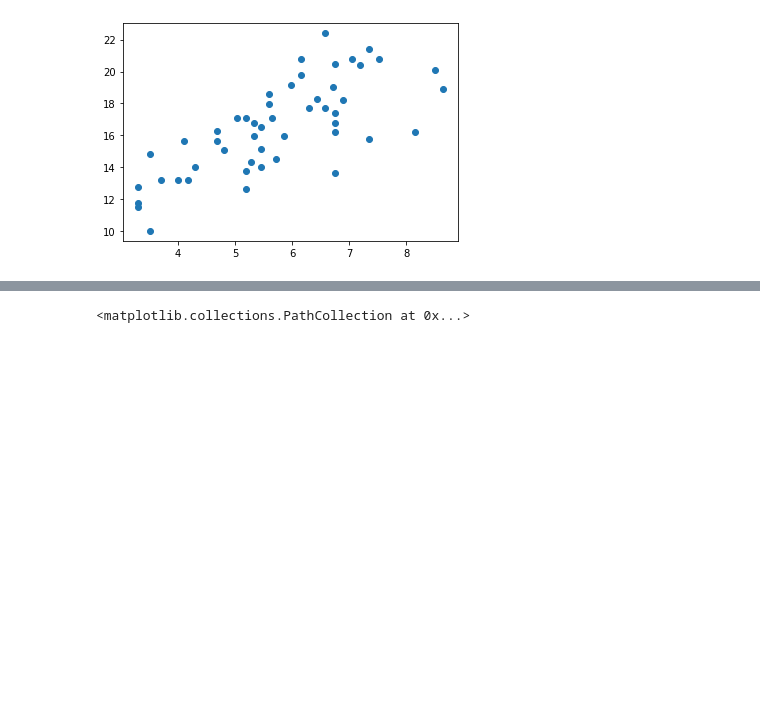
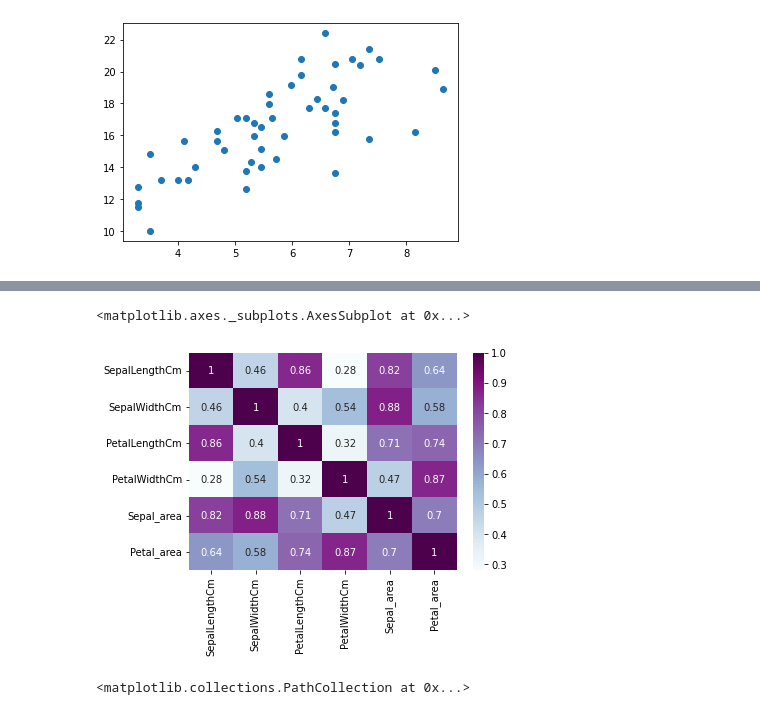
Before and after one commit to BlueElf246/datle2403, a Jupyter notebook: iris_analyse.ipynb, the cells around one changed output, grey strips where cells are left out. Cells and saved outputs as stored; diff of their text form; code cells hidden in the pictures; blank space fills up the shorter version.

```diff
--- a/iris_analyse.ipynb
+++ b/iris_analyse.ipynb
@@ -363,3 +379,9 @@ virginica.corr()
+# %%
+
+sns.heatmap(virginica.corr(),annot=True,cmap = 'BuPu')
+# %% [output]
+<matplotlib.axes._subplots.AxesSubplot at 0x...>
+[figure, added]
 # %%
 # we can see that from sepal width we can predict the setosa sepal area
 plt.scatter(setosa['SepalWidthCm'],setosa['Sepal_area'])
```
Also changed, not shown: parts of 12 cells of this notebook.
